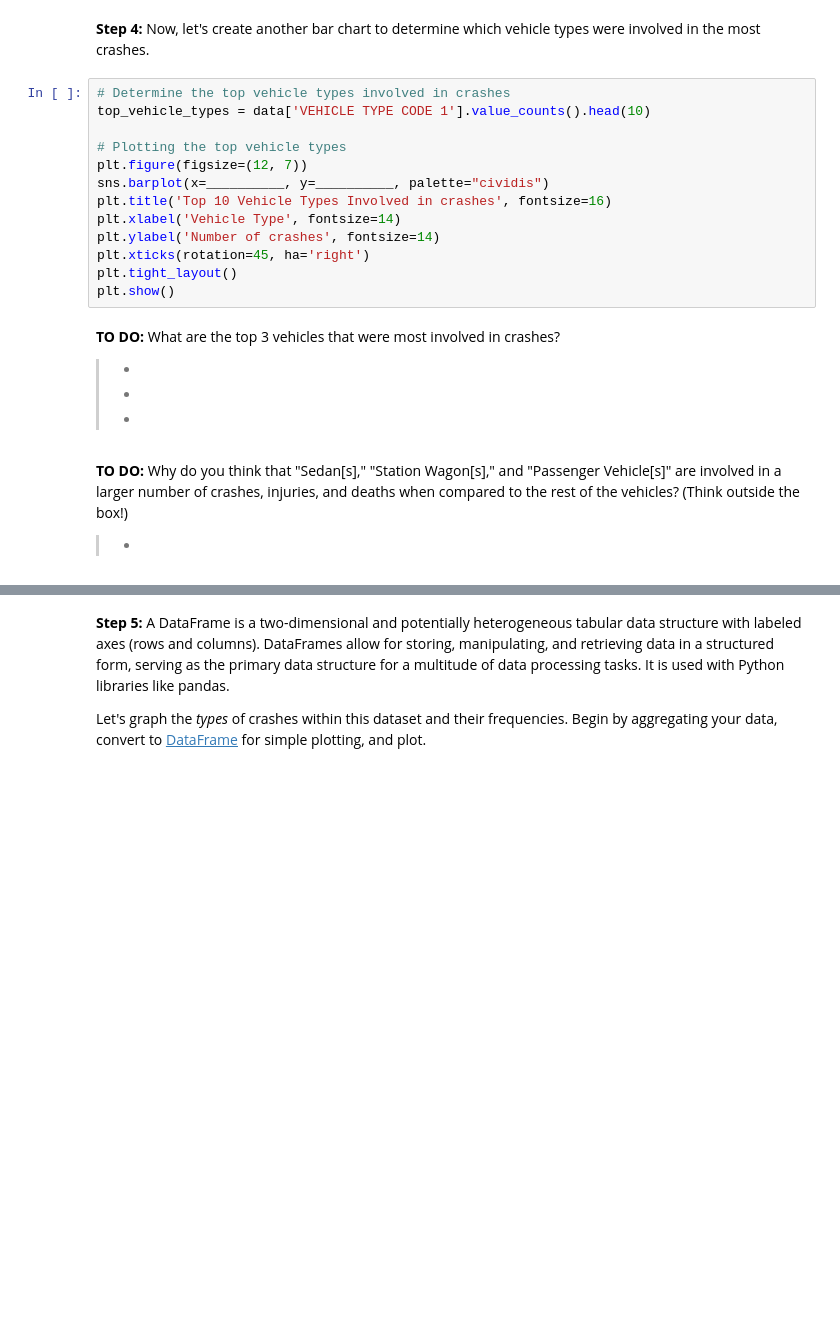
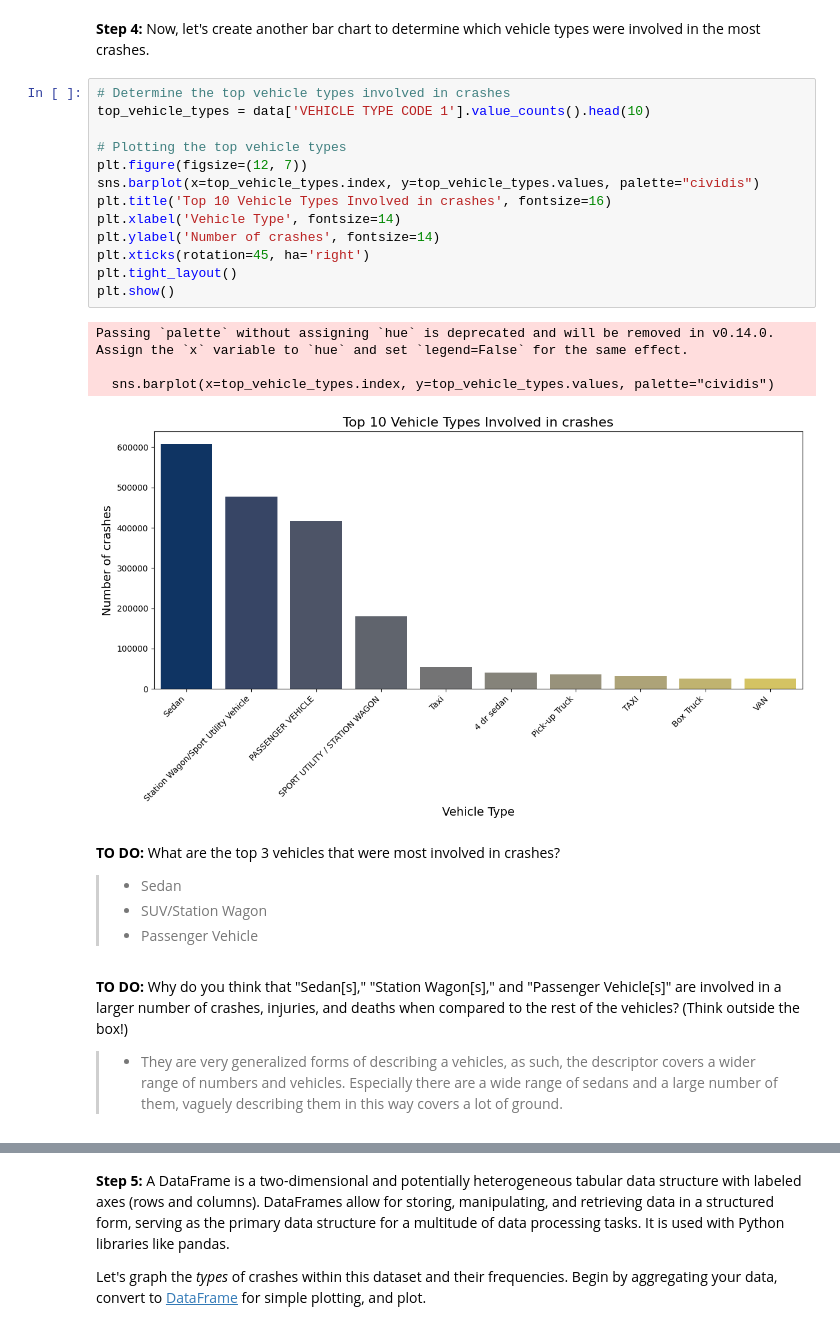
Before and after one commit to allen-domingo/tdsp2025, a Jupyter notebook: Explorer_TDSP_Allen_Domingo.ipynb, the cells around one changed output, grey strips where cells are left out. Cells and saved outputs as stored; diff of their text form; blank space fills up the shorter version.

```diff
--- a/Explorer_TDSP_Allen_Domingo.ipynb
+++ b/Explorer_TDSP_Allen_Domingo.ipynb
@@ -210,28 +272,33 @@ plt.show()
 # %%
 # Determine the top vehicle types involved in crashes
 top_vehicle_types = data['VEHICLE TYPE CODE 1'].value_counts().head(10)
 
 # Plotting the top vehicle types
 plt.figure(figsize=(12, 7))
-sns.barplot(x=__________, y=__________, palette="cividis")
+sns.barplot(x=top_vehicle_types.index, y=top_vehicle_types.values, palette="cividis")
 plt.title('Top 10 Vehicle Types Involved in crashes', fontsize=16)
 plt.xlabel('Vehicle Type', fontsize=14)
 plt.ylabel('Number of crashes', fontsize=14)
 plt.xticks(rotation=45, ha='right')
 plt.tight_layout()
 plt.show()
+# %% [output]
+Passing `palette` without assigning `hue` is deprecated and will be removed in v0.14.0. Assign the `x` variable to `hue` and set `legend=False` for the same effect.
+
+  sns.barplot(x=top_vehicle_types.index, y=top_vehicle_types.values, palette="cividis")
+[figure, added]
 # %% [markdown]
 **TO DO:** What are the top 3 vehicles that were most involved in crashes?
 
 
-> *
-> *
-> *
+> *   Sedan
+> *   SUV/Station Wagon
+> *   Passenger Vehicle
 # %% [markdown]
 **TO DO:** Why do you think that "Sedan[s]," "Station Wagon[s]," and "Passenger Vehicle[s]" are involved in a larger number of crashes, injuries, and deaths when compared to the rest of the vehicles? (Think outside the box!)
 
 
-> *
+> *  They are very generalized forms of describing a vehicles, as such, the descriptor covers a wider range of numbers and vehicles. Especially there are a wide range of sedans and a large number of them, vaguely describing them in this way covers a lot of ground.
 # %% [markdown]
 **TO DO:** Review the x-axis of the bar chart you created above. </br>
 1) What do you notice? </br>
```
Also changed, not shown: parts of 33 cells of this notebook.
